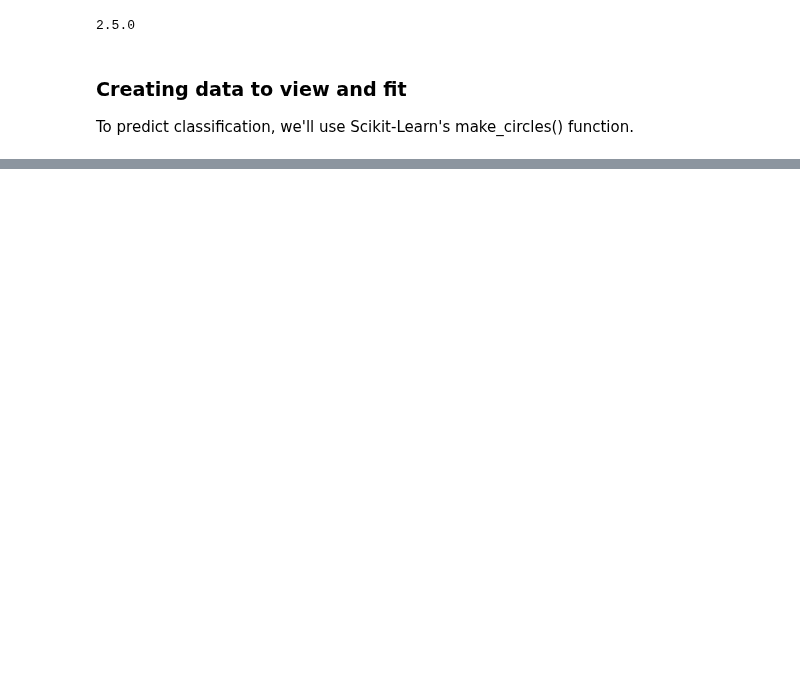
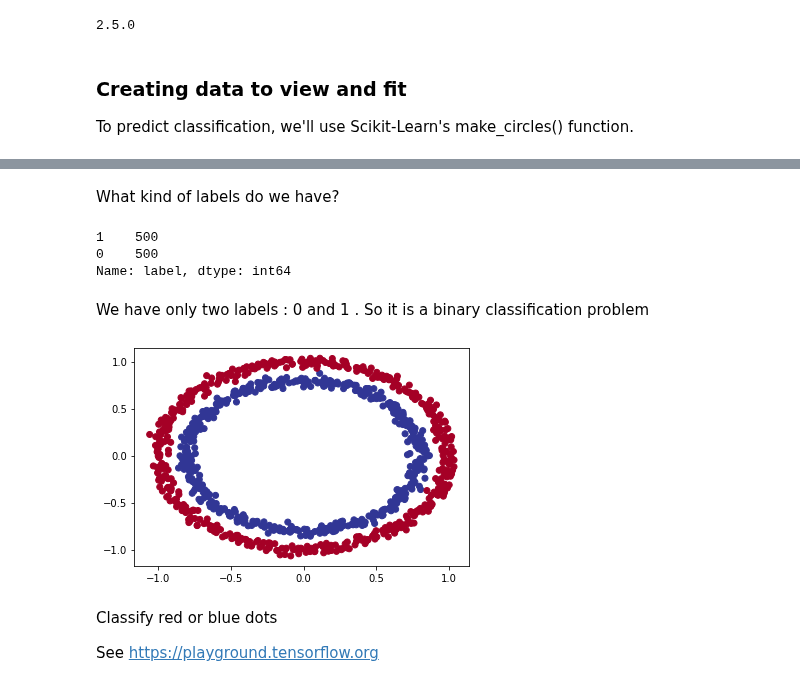
Before and after one commit to oceane-sailorin/tensorflow-exercises, a Jupyter notebook: classification/02_neural_network_classification.ipynb, the cells around one changed output, grey strips where cells are left out. Cells and saved outputs as stored; diff of their text form; code cells hidden in the pictures; blank space fills up the shorter version.

Commit message:
classification

```diff
--- a/classification/02_neural_network_classification.ipynb
+++ b/classification/02_neural_network_classification.ipynb
@@ -62,0 +95,22 @@ X, y = make_circles(n_samples,
+# %% [markdown]
+What kind of labels do we have?
+# %%
+# Check out the different labels
+circles.label.value_counts()
+# %% [output]
+1    500
+0    500
+Name: label, dtype: int64
+# %% [markdown]
+We have only two labels : 0 and 1 . So it is a binary classification problem
+# %%
+# Visualize with a plot
+import matplotlib.pyplot as plt
+plt.scatter(X[:, 0], X[:, 1], c=y, cmap=plt.cm.RdYlBu);
+# %% [output]
+[figure, added]
+# %% [markdown]
+Classify red or blue dots
+
+
+See https://playground.tensorflow.org
```
Also changed, not shown: parts of 4 cells of this notebook.
